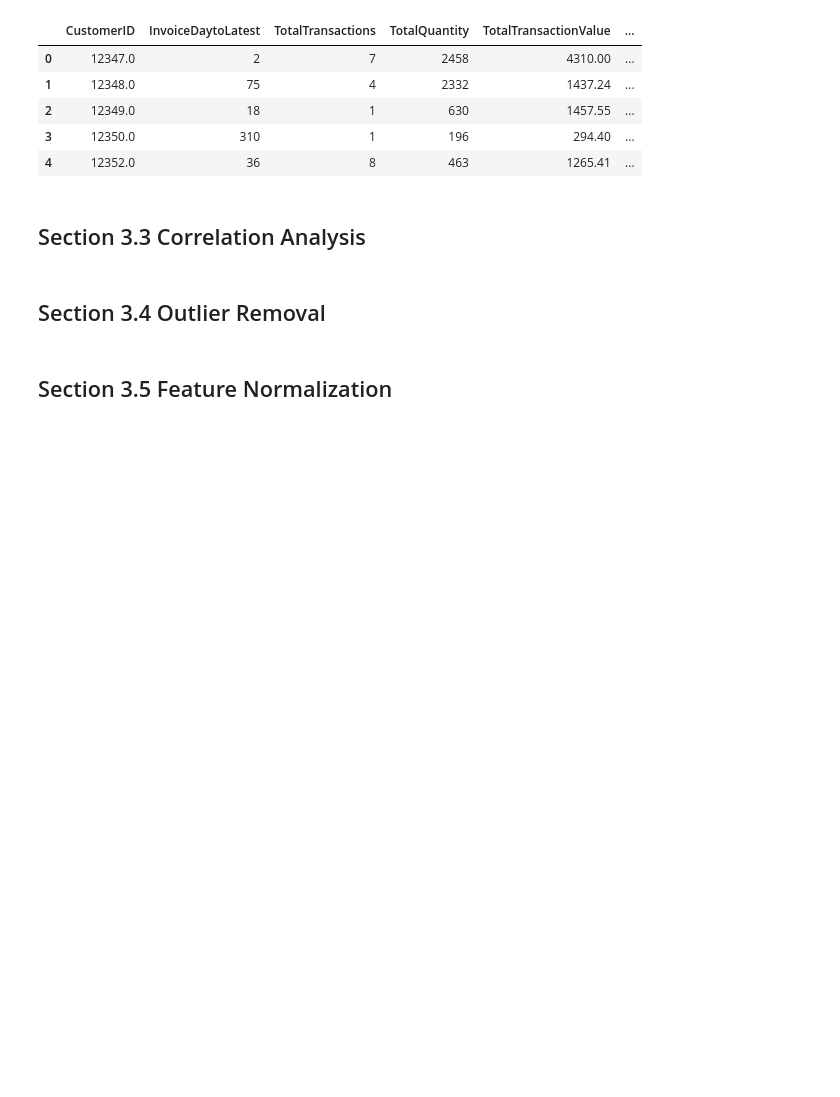
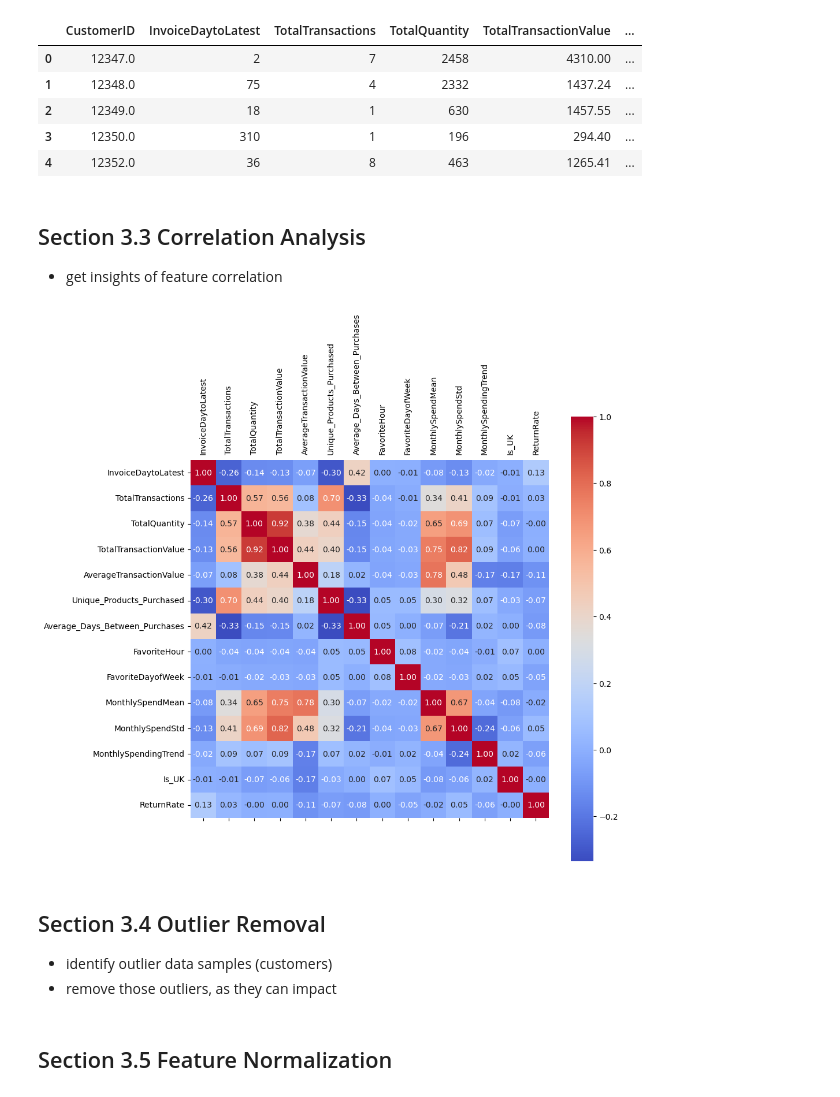
Before and after one commit to gzhang8763/ecommerce_timeseriesanalysis, a Jupyter notebook: e_commerce_analysis.ipynb, the cells around one changed output. Saved outputs shown, nothing was run; the diff lists cells and outputs as text; code cells hidden in the pictures; blank space fills up the shorter version.

Commit message:
add customer feature correlation analysis

```diff
--- a/e_commerce_analysis.ipynb
+++ b/e_commerce_analysis.ipynb
@@ -932,6 +933,7 @@ customer_df.loc[customer_df['Average_Days_Between_Purchases'].isna(),'Average_Da
 favorite_transaction_hour = df.groupby(['CustomerID', 'Hour']).size().reset_index(name='Count')
 favorite_transaction_hour = favorite_transaction_hour.loc[favorite_transaction_hour.groupby('CustomerID')['Count'].idxmax()][['CustomerID', 'Hour']]
 favorite_transaction_hour.rename(columns={'Hour': 'FavoriteHour'}, inplace=True)
+favorite_transaction_hour['FavoriteHour'] = favorite_transaction_hour['FavoriteHour'].astype(int)
 favorite_transaction_hour
 # merge
 customer_df = customer_df.merge(favorite_transaction_hour, on='CustomerID', how='left')
@@ -1081,8 +1055,23 @@ customer_df.head()
 | 4 | 12352.0 | 36 | 8 | 463 | 1265.41 | ... |
 # %% [markdown]
 ## Section 3.3 Correlation Analysis  <a id="sec3_3"></a>
+- get insights of feature correlation
+# %%
+# drop CustomerID before computing corr
+customer_feature_corr = customer_df.drop(columns=['CustomerID']).corr()
+alpha = customer_df.drop(columns=['CustomerID']).columns.values
+
+plt.figure(figsize=(10, 10))
+sns.heatmap(customer_feature_corr, annot=True, cmap='coolwarm', fmt=".2f", square=True,
+            xticklabels=alpha, yticklabels=alpha)
+# move the y-axis ticks to top
+plt.tick_params(axis='x', labelrotation=90, labeltop=True, labelbottom=False)
+# %% [output]
+[figure, added]
 # %% [markdown]
 ## Section 3.4 Outlier Removal  <a id="sec3_4"></a>
+- identify outlier data samples (customers)
+- remove those outliers, as they can impact
 # %% [markdown]
 ## Section 3.5 Feature Normalization  <a id="sec3_5"></a>
 # %% [markdown]
```
Also changed, not shown: parts of 5 cells of this notebook.
